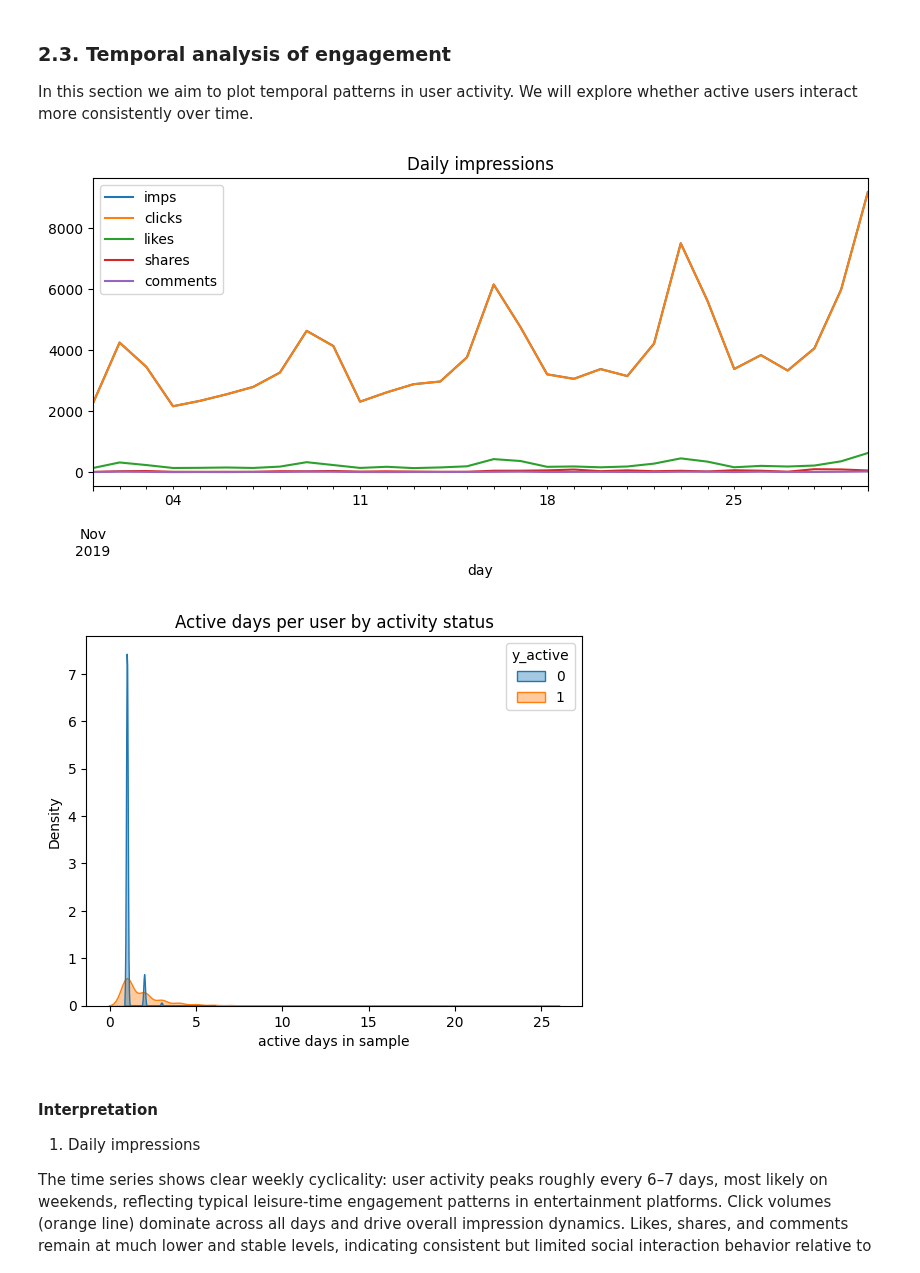
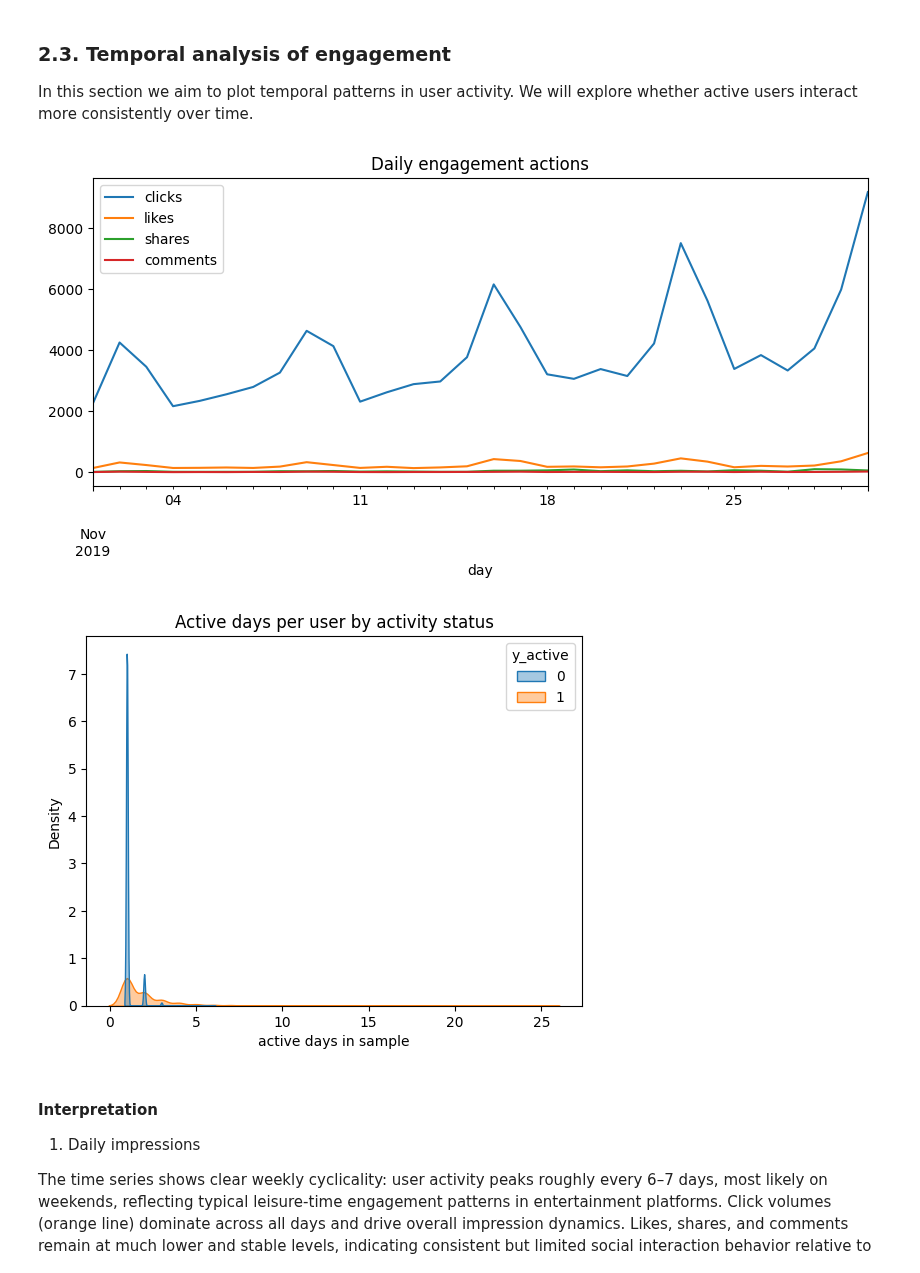
Before and after one commit to renaschaller/Master-Thesis-Music-Streaming, a Jupyter notebook: EDA/EDA.ipynb, the cells around one changed output. Drawn from its saved outputs; the diff is of its cells as text; code cells hidden in the pictures.

```diff
--- a/EDA/EDA.ipynb
+++ b/EDA/EDA.ipynb
@@ -649,34 +667,27 @@ In this section we aim to plot temporal patterns in user activity. We will explo
 # %%
 # reconstruct calendar day
 df["day"] = pd.to_datetime("2019-11-01") + pd.to_timedelta(df["dt"] - 1, unit="D")
 
 # deterministic within-day ordering: (dt, impressPosition) as proxy
 df = df.sort_values(["userId", "dt", "impressPosition"], kind="mergesort")
 
 # early window
 K = 30
 df["rank_k"] = df.groupby("userId")["dt"].cumcount() + 1
 early = df.groupby("userId").head(K)
 
-# daily features
-daily = df.groupby("day").agg(imps=("mlogId","size"), clicks=("isClick","sum")).reset_index()
-
-# user active-days metric
-user_days = df.groupby(["userId","day"]).size().reset_index(name="imps_day")
-active_days = user_days.groupby("userId")["day"].nunique().rename("active_days")
-
-daily = df.groupby("day").agg(imps=("mlogId","size"), clicks=("isClick","sum"), likes=("isLike","sum"), shares=("isShare","sum"), comments=("isComment","sum"))
-daily.plot(title="Daily impressions", figsize=(10,4)); plt.show()
-
+# daily features (remove 'imps' from graph)
+daily = df.groupby("day").agg(clicks=("isClick","sum"), likes=("isLike","sum"), shares=("isShare","sum"), comments=("isComment","sum"))
+daily.plot(title="Daily engagement actions", figsize=(10,4)); plt.show()
 
 user_days = df.groupby(["userId","day"]).size().reset_index(name="imps_day")
 active_days = user_days.groupby("userId")["day"].nunique().rename("active_days").reset_index()
 active_days = active_days.merge(df[["userId","y_active"]].drop_duplicates(), on="userId", how="left")
 
 sns.kdeplot(data=active_days, x="active_days", hue="y_active", fill=True, common_norm=False, alpha=0.4)
 plt.title("Active days per user by activity status"); plt.xlabel("active days in sample"); plt.show()
 # %% [output]
-[figure, old version]
+[figure, new version]
 [figure]
 # %% [markdown]
 #### Interpretation
```
Also changed, not shown: parts of 4 cells of this notebook, 2 other files.
